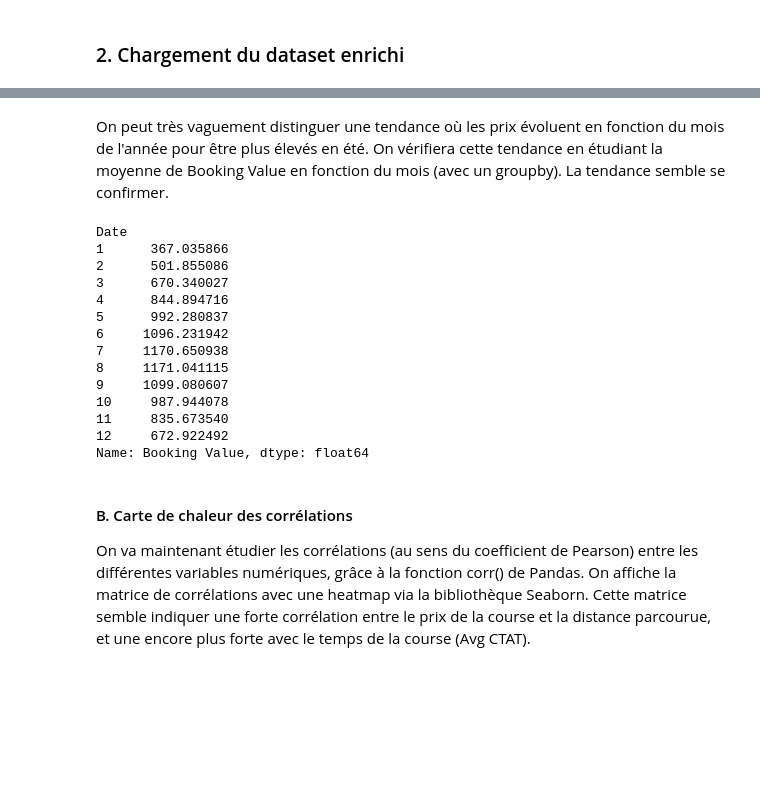
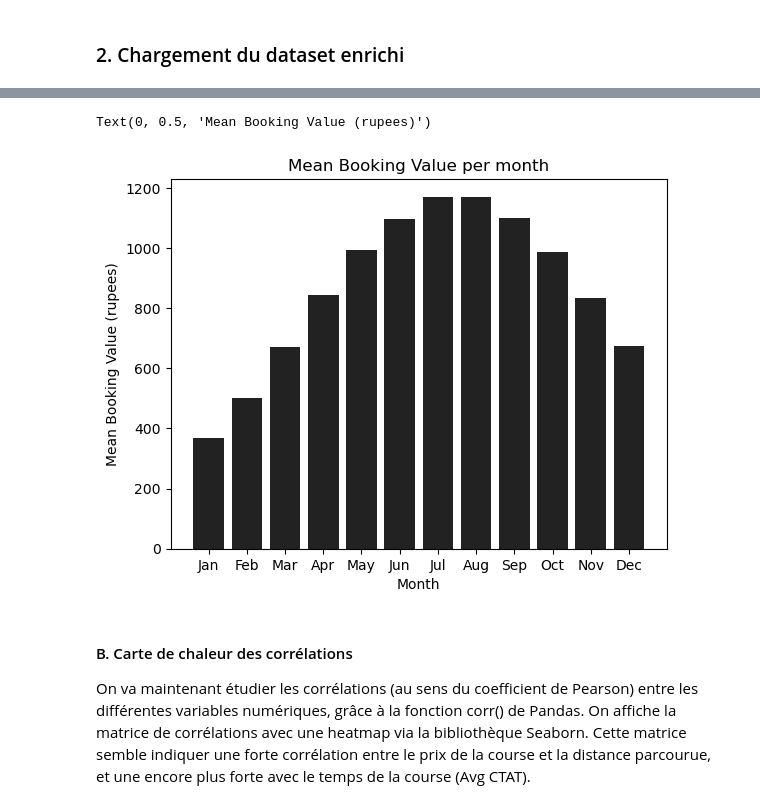
Before and after one commit to RAYWINN43/datascience-projet, a Jupyter notebook: notebooks/03_visualisation.ipynb, the cells around one changed output, grey strips where cells are left out. Drawn from its saved outputs; the diff is of its cells as text; code cells hidden in the pictures; blank space fills up the shorter version.

```diff
--- a/notebooks/03_visualisation.ipynb
+++ b/notebooks/03_visualisation.ipynb
@@ -86,24 +59,20 @@ plt.xticks(np.arange(0, len(df["Booking Value"][::1000]), 10), rotation=90)
-# %% [markdown]
-On peut très vaguement distinguer une tendance où les prix évoluent en fonction du mois de l'année pour être plus élevés en été. On vérifiera cette tendance en étudiant la moyenne de Booking Value en fonction du mois (avec un groupby). La tendance semble se confirmer.
-# %%
-df["Date"] = pd.to_datetime(df["Date"])
-mois = df["Date"].map(lambda x : x.month)
-df.groupby(mois)["Booking Value"].mean()
-# %% [output]
-Date
-1      367.035866
-2      501.855086
-3      670.340027
-4      844.894716
-5      992.280837
-6     1096.231942
-7     1170.650938
-8     1171.041115
-9     1099.080607
-10     987.944078
-11     835.673540
-12     672.922492
-Name: Booking Value, dtype: float64
+# %%
+# On utilise exclusivement les enregistrements sans null pendant les visualisations
+valeurs_nulles = df["Payment Method"].notna()
+df = df[valeurs_nulles]
+
+df["Date"] = pd.to_datetime(df["Date"])
+mois = df["Date"].map(lambda x : x.month)
+
+
+plt.bar(range(12), df.groupby(mois)["Booking Value"].mean(), color="#222")
+plt.xticks(ticks=range(12), labels=["Jan","Feb","Mar","Apr","May","Jun","Jul","Aug","Sep","Oct","Nov","Dec"])
+plt.title("Mean Booking Value per month")
+plt.xlabel("Month")
+plt.ylabel("Mean Booking Value (rupees)")
+# %% [output]
+Text(0, 0.5, 'Mean Booking Value (rupees)')
+[figure, added]
 # %% [markdown]
 #### B. Carte de chaleur des corrélations
 
```
Also changed, not shown: parts of 3 cells of this notebook.
